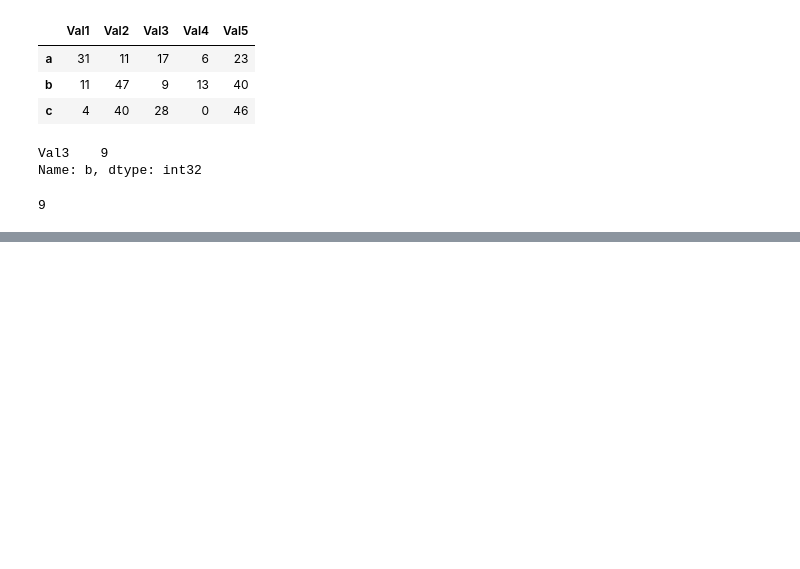
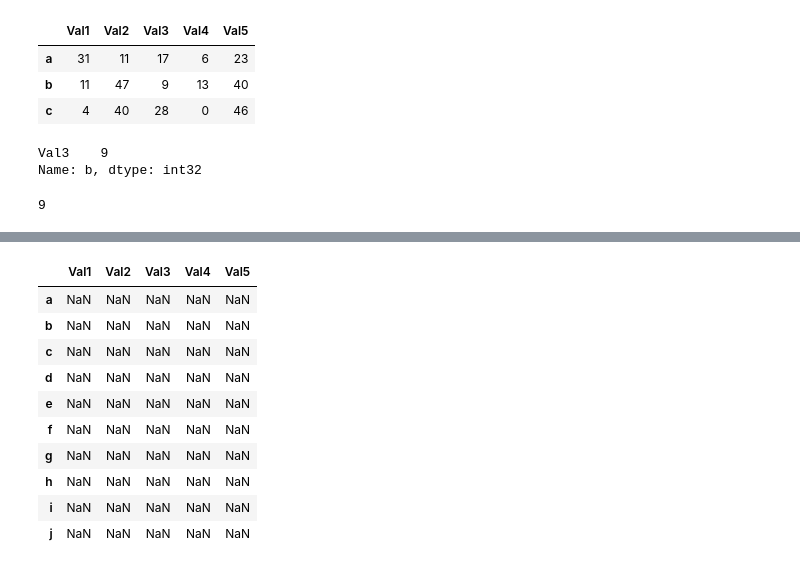
Before and after one commit to atibp1722/working-with-data, a Jupyter notebook: pandas-operations.ipynb, the cells around one changed output, grey strips where cells are left out. Saved outputs shown, nothing was run; the diff lists cells and outputs as text; code cells hidden in the pictures; blank space fills up the shorter version.

```diff
--- a/pandas-operations.ipynb
+++ b/pandas-operations.ipynb
@@ -155,0 +294,14 @@ df.iloc[1,2]
+# %%
+df[(df['Val1']>20) & (df['Val5']<20)]
+# %% [output]
+|  | Val1 | Val2 | Val3 | Val4 | Val5 |
+| a | NaN | NaN | NaN | NaN | NaN |
+| b | NaN | NaN | NaN | NaN | NaN |
+| c | NaN | NaN | NaN | NaN | NaN |
+| d | NaN | NaN | NaN | NaN | NaN |
+| e | NaN | NaN | NaN | NaN | NaN |
+| f | NaN | NaN | NaN | NaN | NaN |
+| g | NaN | NaN | NaN | NaN | NaN |
+| h | NaN | NaN | NaN | NaN | NaN |
+| i | NaN | NaN | NaN | NaN | NaN |
+| j | NaN | NaN | NaN | NaN | NaN |
```
Also changed, not shown: parts of 14 cells of this notebook.
